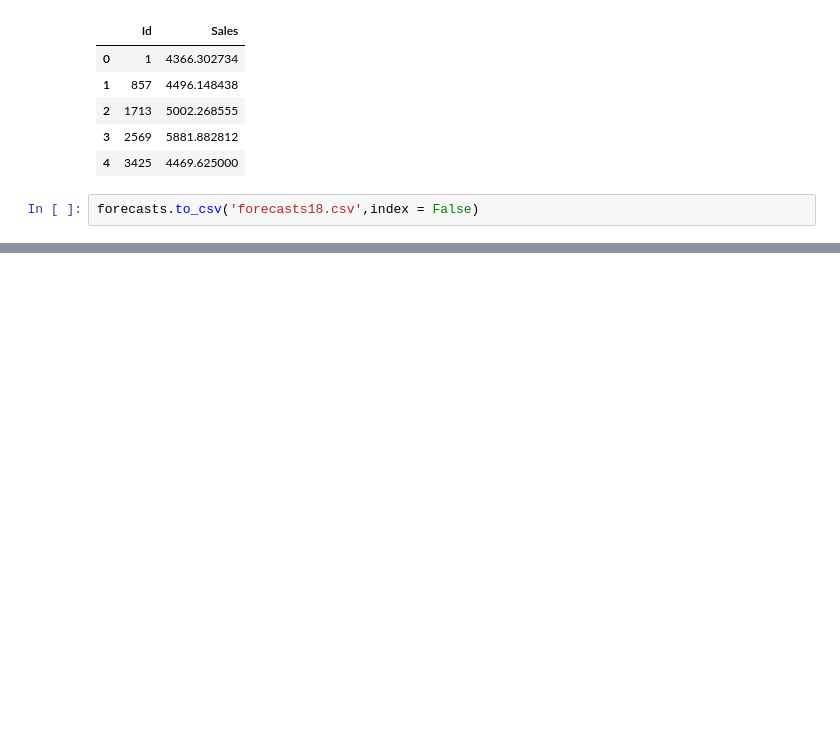
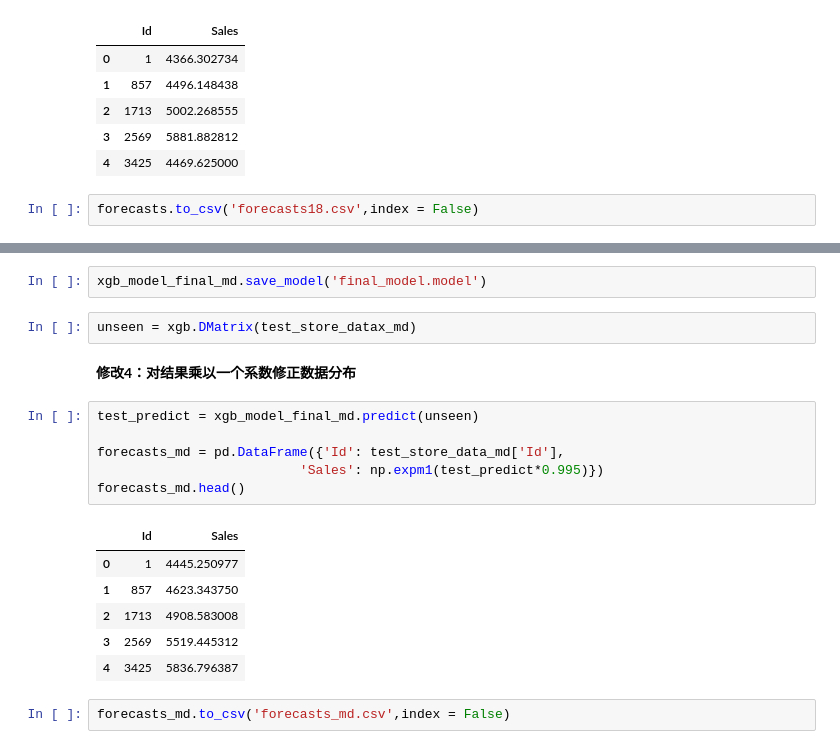
Before and after one commit to DnYee/Rossmann_capstone_project, a Jupyter notebook: Rossmann.ipynb, the cells around one changed output, grey strips where cells are left out. Drawn from its saved outputs; the diff is of its cells as text; blank space fills up the shorter version.

```diff
--- a/Rossmann.ipynb
+++ b/Rossmann.ipynb
@@ -677,0 +856,21 @@ forecasts.to_csv('forecasts18.csv',index = False)
+# %%
+xgb_model_final_md.save_model('final_model.model')
+# %%
+unseen = xgb.DMatrix(test_store_datax_md)
+# %% [markdown]
+**修改4：对结果乘以一个系数修正数据分布**
+# %%
+test_predict = xgb_model_final_md.predict(unseen)
+
+forecasts_md = pd.DataFrame({'Id': test_store_data_md['Id'],
+                          'Sales': np.expm1(test_predict*0.995)})
+forecasts_md.head()
+# %% [output]
+|  | Id | Sales |
+| 0 | 1 | 4445.250977 |
+| 1 | 857 | 4623.343750 |
+| 2 | 1713 | 4908.583008 |
+| 3 | 2569 | 5519.445312 |
+| 4 | 3425 | 5836.796387 |
+# %%
+forecasts_md.to_csv('forecasts_md.csv',index = False)
```
Also changed, not shown: parts of 21 cells of this notebook, 5 other files.
